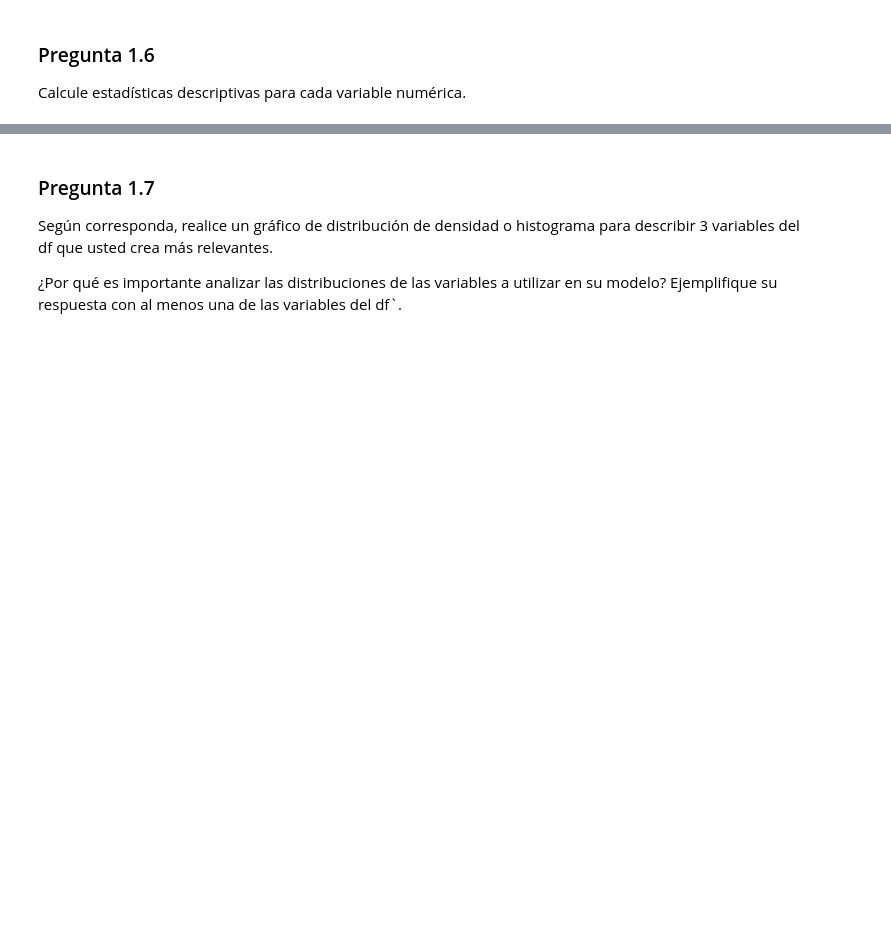
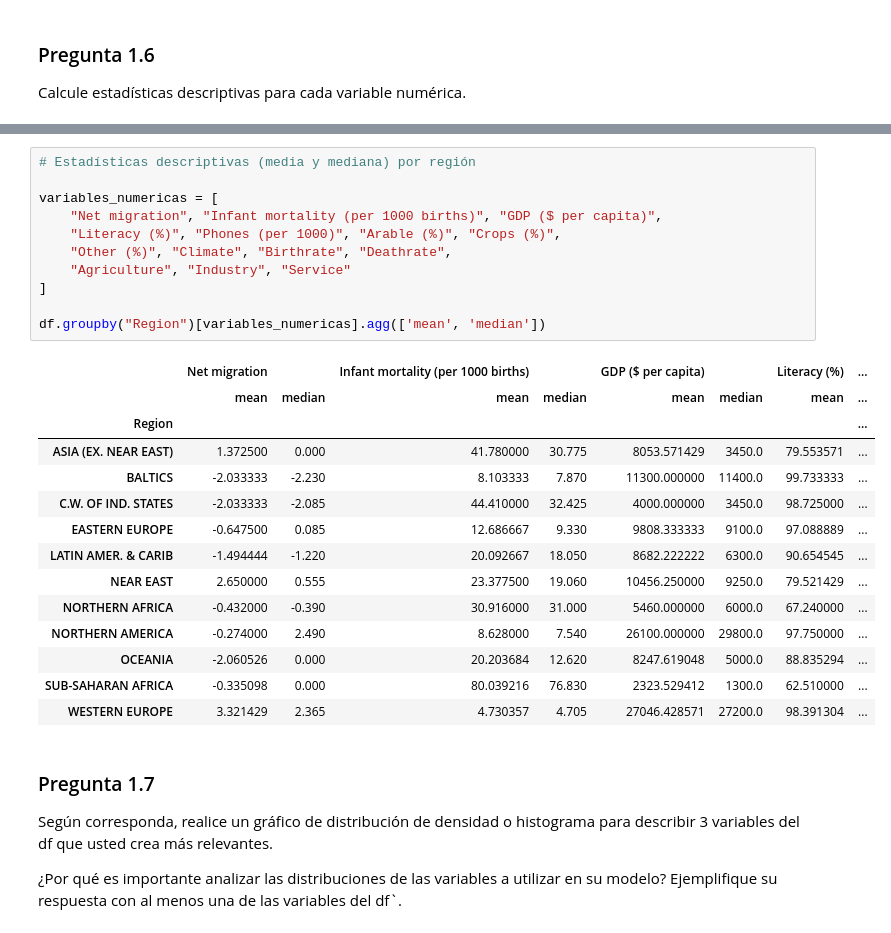
Before and after one commit to catamege/Tarea_1_Lantadilla_Mege, a Jupyter notebook: Tarea1.ipynb, the cells around one changed output, grey strips where cells are left out. Saved outputs shown, nothing was run; the diff lists cells and outputs as text; blank space fills up the shorter version.

```diff
--- a/Tarea1.ipynb
+++ b/Tarea1.ipynb
@@ -286,3 +287,29 @@ df.describe().T
+# %%
+# Estadísticas descriptivas (media y mediana) por región
+
+variables_numericas = [
+    "Net migration", "Infant mortality (per 1000 births)", "GDP ($ per capita)",
+    "Literacy (%)", "Phones (per 1000)", "Arable (%)", "Crops (%)",
+    "Other (%)", "Climate", "Birthrate", "Deathrate",
+    "Agriculture", "Industry", "Service"
+]
+
+df.groupby("Region")[variables_numericas].agg(['mean', 'median'])
+# %% [output]
+|  | Net migration |  | Infant mortality (per 1000 births) |  | GDP ($ per capita) |  | Literacy (%) | ... |
+|  | mean | median | mean | median | mean | median | mean | ... |
+| Region |  |  |  |  |  |  |  | ... |
+| ASIA (EX. NEAR EAST) | 1.372500 | 0.000 | 41.780000 | 30.775 | 8053.571429 | 3450.0 | 79.553571 | ... |
+| BALTICS | -2.033333 | -2.230 | 8.103333 | 7.870 | 11300.000000 | 11400.0 | 99.733333 | ... |
+| C.W. OF IND. STATES | -2.033333 | -2.085 | 44.410000 | 32.425 | 4000.000000 | 3450.0 | 98.725000 | ... |
+| EASTERN EUROPE | -0.647500 | 0.085 | 12.686667 | 9.330 | 9808.333333 | 9100.0 | 97.088889 | ... |
+| LATIN AMER. & CARIB | -1.494444 | -1.220 | 20.092667 | 18.050 | 8682.222222 | 6300.0 | 90.654545 | ... |
+| NEAR EAST | 2.650000 | 0.555 | 23.377500 | 19.060 | 10456.250000 | 9250.0 | 79.521429 | ... |
+| NORTHERN AFRICA | -0.432000 | -0.390 | 30.916000 | 31.000 | 5460.000000 | 6000.0 | 67.240000 | ... |
+| NORTHERN AMERICA | -0.274000 | 2.490 | 8.628000 | 7.540 | 26100.000000 | 29800.0 | 97.750000 | ... |
+| OCEANIA | -2.060526 | 0.000 | 20.203684 | 12.620 | 8247.619048 | 5000.0 | 88.835294 | ... |
+| SUB-SAHARAN AFRICA | -0.335098 | 0.000 | 80.039216 | 76.830 | 2323.529412 | 1300.0 | 62.510000 | ... |
+| WESTERN EUROPE | 3.321429 | 2.365 | 4.730357 | 4.705 | 27046.428571 | 27200.0 | 98.391304 | ... |
 # %% [markdown]
 ### Pregunta 1.7
 
```
Also changed, not shown: parts of 13 cells of this notebook.
